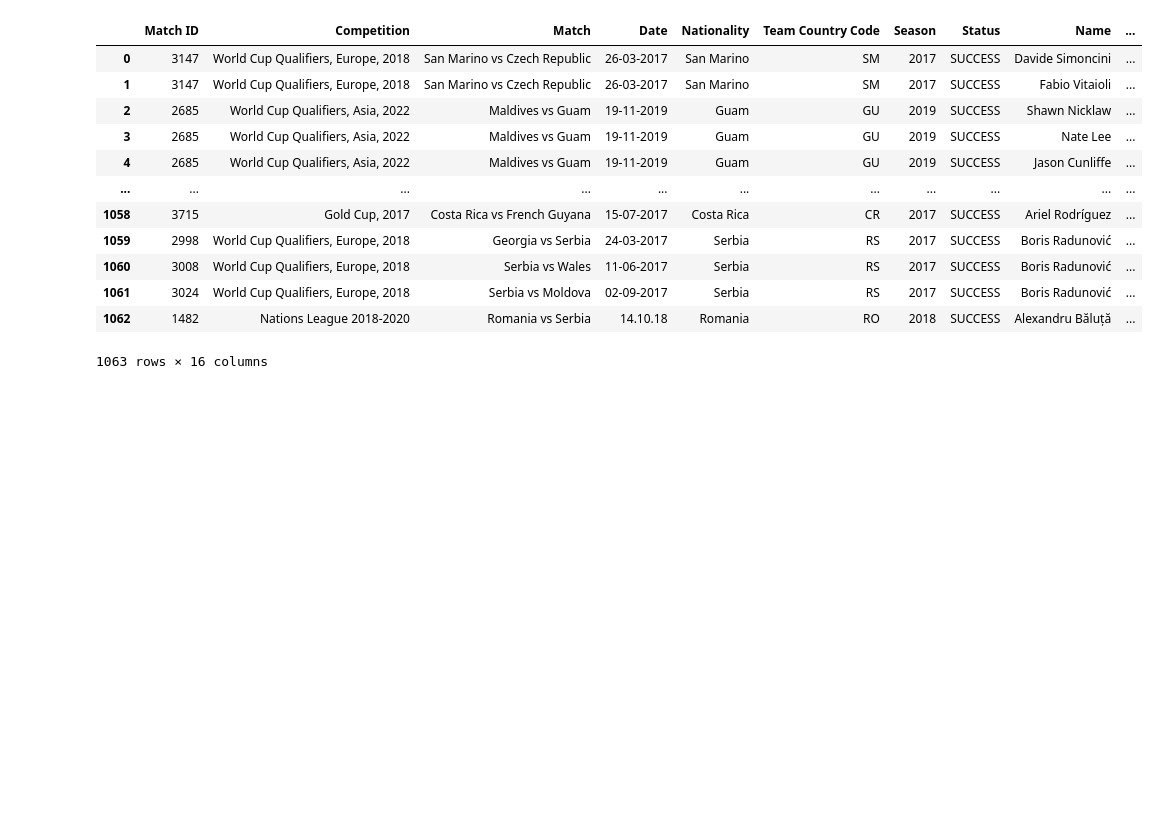
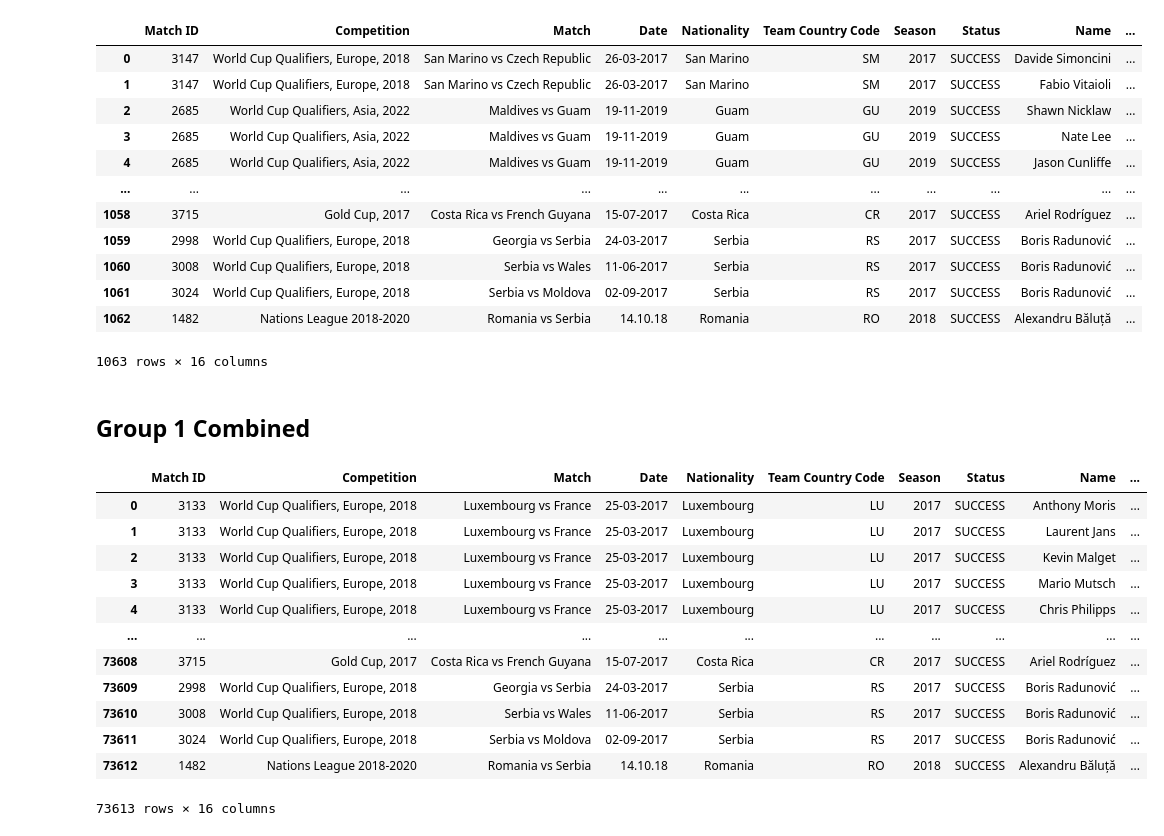
Before and after one commit to finnlsmith/footy_project_market_value_rankings, a Jupyter notebook: create_dataset_1/add_dfs_to_large_df.ipynb, the cells around one changed output. Drawn from its saved outputs; the diff is of its cells as text; code cells hidden in the pictures; blank space fills up the shorter version.

Commit message:
Group 1 working merged into big df

```diff
--- a/create_dataset_1/add_dfs_to_large_df.ipynb
+++ b/create_dataset_1/add_dfs_to_large_df.ipynb
@@ -149,3 +149,24 @@ wrong_df
 big_df_merged_new_Df = pd.concat([big_df_merged_new_Df, wrong_df], ignore_index=True)
 # %%
 big_df_merged_new_Df.to_csv('most_updated_combined_DF.csv')
+# %% [markdown]
+## Group 1 Combined
+# %%
+big_df_latest = load_csv_dataset('most_updated_combined_DF.csv')
+big_df_latest = big_df_latest.drop(columns={'Unnamed: 0'})
+# %%
+big_df_latest
+# %% [output]
+|  | Match ID | Competition | Match | Date | Nationality | Team Country Code | Season | Status | Name | ... |
+| 0 | 3133 | World Cup Qualifiers, Europe, 2018 | Luxembourg vs France | 25-03-2017 | Luxembourg | LU | 2017 | SUCCESS | Anthony Moris | ... |
+| 1 | 3133 | World Cup Qualifiers, Europe, 2018 | Luxembourg vs France | 25-03-2017 | Luxembourg | LU | 2017 | SUCCESS | Laurent Jans | ... |
+| 2 | 3133 | World Cup Qualifiers, Europe, 2018 | Luxembourg vs France | 25-03-2017 | Luxembourg | LU | 2017 | SUCCESS | Kevin Malget | ... |
+| 3 | 3133 | World Cup Qualifiers, Europe, 2018 | Luxembourg vs France | 25-03-2017 | Luxembourg | LU | 2017 | SUCCESS | Mario Mutsch | ... |
+| 4 | 3133 | World Cup Qualifiers, Europe, 2018 | Luxembourg vs France | 25-03-2017 | Luxembourg | LU | 2017 | SUCCESS | Chris Philipps | ... |
+| ... | ... | ... | ... | ... | ... | ... | ... | ... | ... | ... |
+| 73608 | 3715 | Gold Cup, 2017 | Costa Rica vs French Guyana | 15-07-2017 | Costa Rica | CR | 2017 | SUCCESS | Ariel Rodríguez | ... |
+| 73609 | 2998 | World Cup Qualifiers, Europe, 2018 | Georgia vs Serbia | 24-03-2017 | Serbia | RS | 2017 | SUCCESS | Boris Radunović | ... |
+| 73610 | 3008 | World Cup Qualifiers, Europe, 2018 | Serbia vs Wales | 11-06-2017 | Serbia | RS | 2017 | SUCCESS | Boris Radunović | ... |
+| 73611 | 3024 | World Cup Qualifiers, Europe, 2018 | Serbia vs Moldova | 02-09-2017 | Serbia | RS | 2017 | SUCCESS | Boris Radunović | ... |
+| 73612 | 1482 | Nations League 2018-2020 | Romania vs Serbia | 14.10.18 | Romania | RO | 2018 | SUCCESS | Alexandru Băluță | ... |
+73613 rows × 16 columns
```
Also changed, not shown: parts of 3 cells of this notebook, 41 other files.
